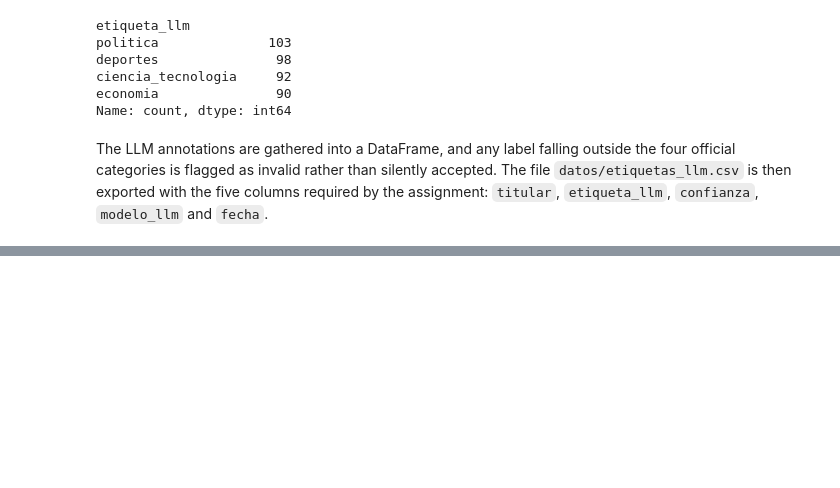
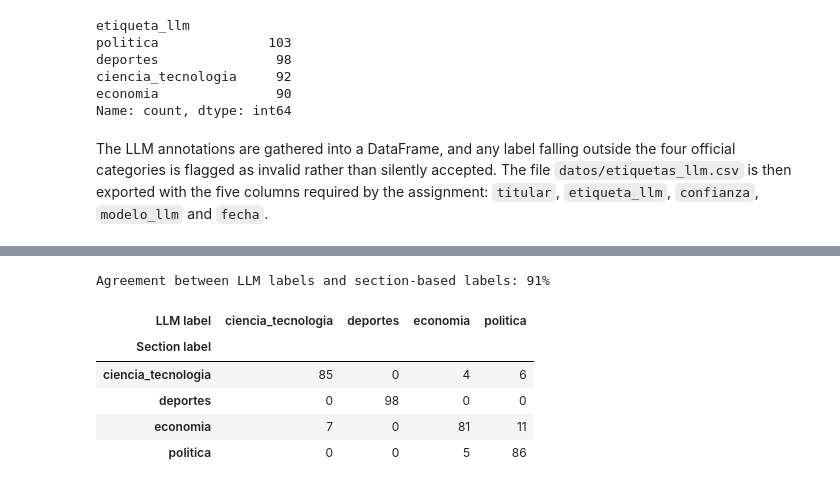
Before and after one commit to anakaren-zl/data-science-python-2026, a Jupyter notebook: tarea_1/02_clasificacion.ipynb, the cells around one changed output, grey strips where cells are left out. Drawn from its saved outputs; the diff is of its cells as text; code cells hidden in the pictures; blank space fills up the shorter version.

```diff
--- a/tarea_1/02_clasificacion.ipynb
+++ b/tarea_1/02_clasificacion.ipynb
@@ -223,0 +277,16 @@ The LLM annotations are gathered into a DataFrame, and any label falling outside
+# %%
+# Attach the LLM label to each news item through its original index.
+noticias = noticias.join(etiquetas_llm.set_index("indice")[["etiqueta_llm", "confianza"]])
+
+acuerdo_referencia = (noticias["etiqueta"] == noticias["etiqueta_llm"]).mean()
+print(f"Agreement between LLM labels and section-based labels: {acuerdo_referencia:.0%}")
+
+pd.crosstab(noticias["etiqueta"], noticias["etiqueta_llm"], rownames=["Section label"], colnames=["LLM label"])
+# %% [output]
+Agreement between LLM labels and section-based labels: 91%
+| LLM label | ciencia_tecnologia | deportes | economia | politica |
+| Section label |  |  |  |  |
+| ciencia_tecnologia | 85 | 0 | 4 | 6 |
+| deportes | 0 | 98 | 0 | 0 |
+| economia | 7 | 0 | 81 | 11 |
+| politica | 0 | 0 | 5 | 86 |
```
Also changed, not shown: parts of 8 cells of this notebook.
